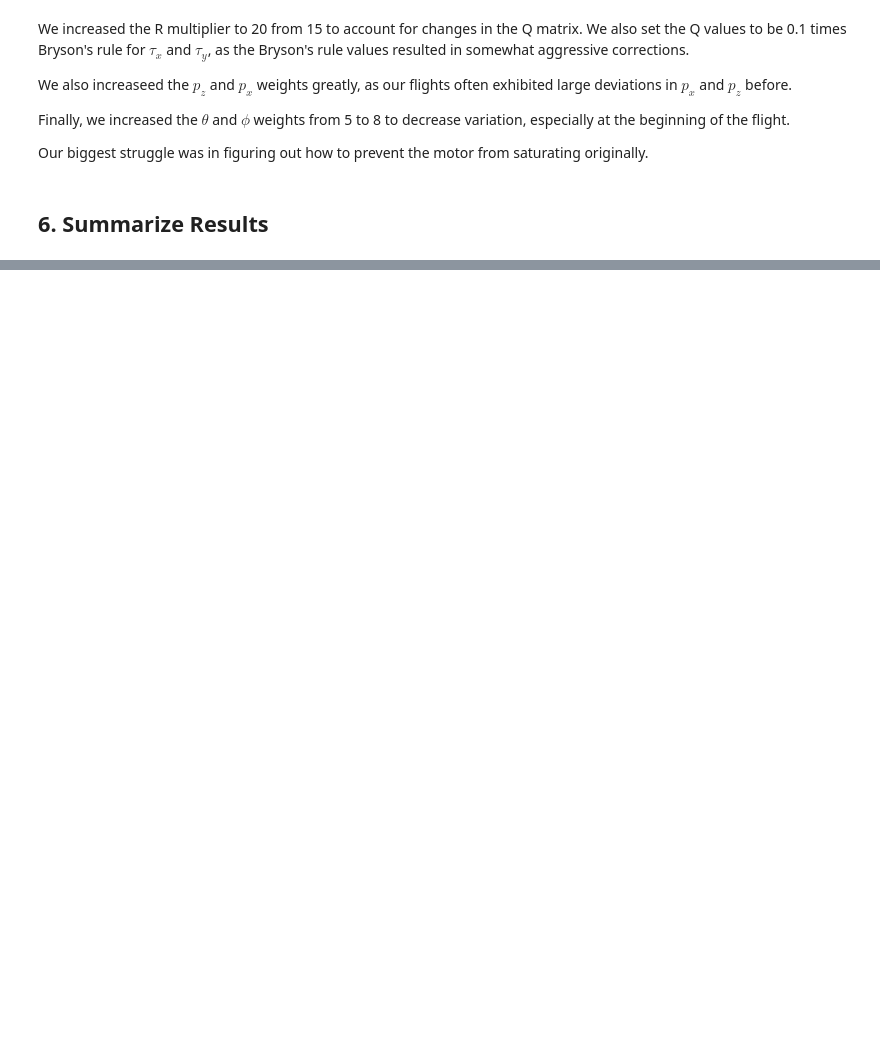
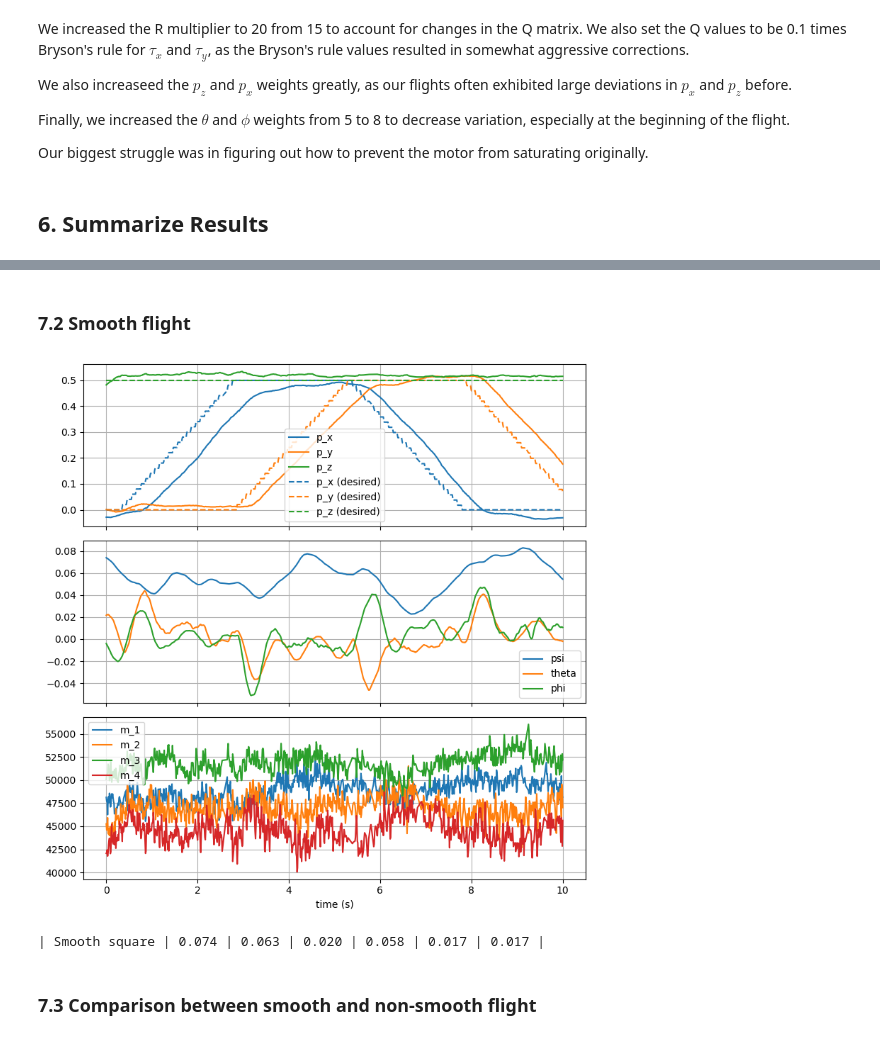
Before and after one commit to Chairless-maybe/crazyflie-client, a Jupyter notebook: lab05/analysis-rmse.ipynb, the cells around one changed output, grey strips where cells are left out. Saved outputs shown, nothing was run; the diff lists cells and outputs as text; code cells hidden in the pictures; blank space fills up the shorter version.

```diff
--- a/lab05/analysis-rmse.ipynb
+++ b/lab05/analysis-rmse.ipynb
@@ -993,0 +1019,21 @@ print(results_str)
+# %% [markdown]
+### 7.2 Smooth flight
+# %%
+flight_data, fig, garbage = plot_drone_data("demonstration_smooth_data.json")
+
+rmse = flight_rmse(flight_data)
+
+flight_number = "Smooth square"
+
+# names = [r"$p_{x,", r"$p_{y,", r"$p_{z,", r"$\psi_{", r"$\theta_{"]
+
+key_changes = '.'
+
+rmse_strings = [f"{this_rmse:.3f} | " for this_rmse in rmse]
+results_str = f"| {flight_number} | " + "".join(rmse_strings)
+print(results_str)
+# %% [output]
+[figure, added]
+| Smooth square | 0.074 | 0.063 | 0.020 | 0.058 | 0.017 | 0.017 |
+# %% [markdown]
+### 7.3 Comparison between smooth and non-smooth flight
```
Also changed, not shown: parts of 8 cells of this notebook, 1 other file.
